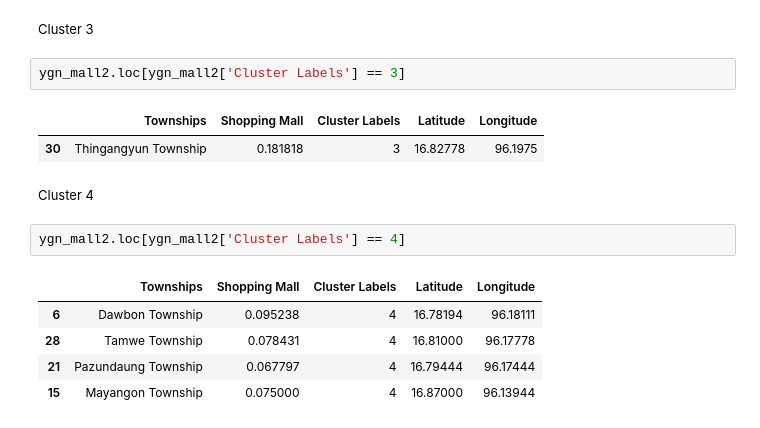
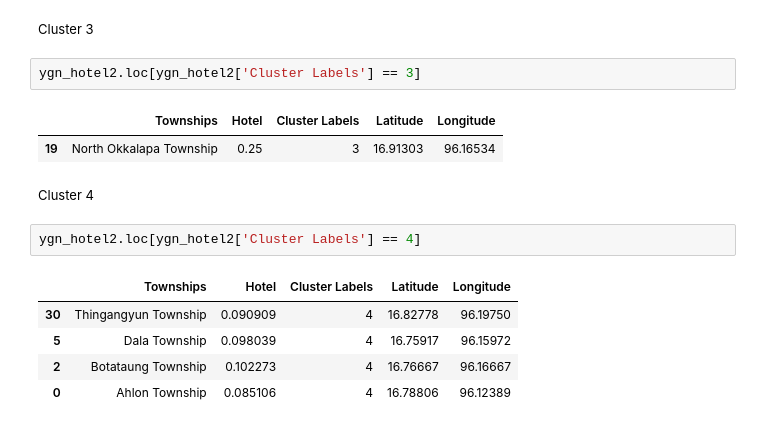
Before and after one commit to HANXIANGCHAN/coursera-capstone-project, a Jupyter notebook: Coursera Week 4.ipynb, the cells around one changed output. Cells and saved outputs as stored; diff of their text form.

```diff
--- a/Coursera Week 4.ipynb
+++ b/Coursera Week 4.ipynb
@@ -518,17 +530,17 @@ ygn_mall2.loc[ygn_mall2['Cluster Labels'] == 2]
 # %% [markdown]
 <font size="2">Cluster 3</font>
 # %%
-ygn_mall2.loc[ygn_mall2['Cluster Labels'] == 3]
+ygn_hotel2.loc[ygn_hotel2['Cluster Labels'] == 3]
 # %% [output]
-|  | Townships | Shopping Mall | Cluster Labels | Latitude | Longitude |
-| 30 | Thingangyun Township | 0.181818 | 3 | 16.82778 | 96.1975 |
+|  | Townships | Hotel | Cluster Labels | Latitude | Longitude |
+| 19 | North Okkalapa Township | 0.25 | 3 | 16.91303 | 96.16534 |
 # %% [markdown]
 <font size="2">Cluster 4</font>
 # %%
-ygn_mall2.loc[ygn_mall2['Cluster Labels'] == 4]
+ygn_hotel2.loc[ygn_hotel2['Cluster Labels'] == 4]
 # %% [output]
-|  | Townships | Shopping Mall | Cluster Labels | Latitude | Longitude |
-| 6 | Dawbon Township | 0.095238 | 4 | 16.78194 | 96.18111 |
-| 28 | Tamwe Township | 0.078431 | 4 | 16.81000 | 96.17778 |
-| 21 | Pazundaung Township | 0.067797 | 4 | 16.79444 | 96.17444 |
-| 15 | Mayangon Township | 0.075000 | 4 | 16.87000 | 96.13944 |
+|  | Townships | Hotel | Cluster Labels | Latitude | Longitude |
+| 30 | Thingangyun Township | 0.090909 | 4 | 16.82778 | 96.19750 |
+| 5 | Dala Township | 0.098039 | 4 | 16.75917 | 96.15972 |
+| 2 | Botataung Township | 0.102273 | 4 | 16.76667 | 96.16667 |
+| 0 | Ahlon Township | 0.085106 | 4 | 16.78806 | 96.12389 |
```
Also changed, not shown: parts of 16 cells of this notebook.
